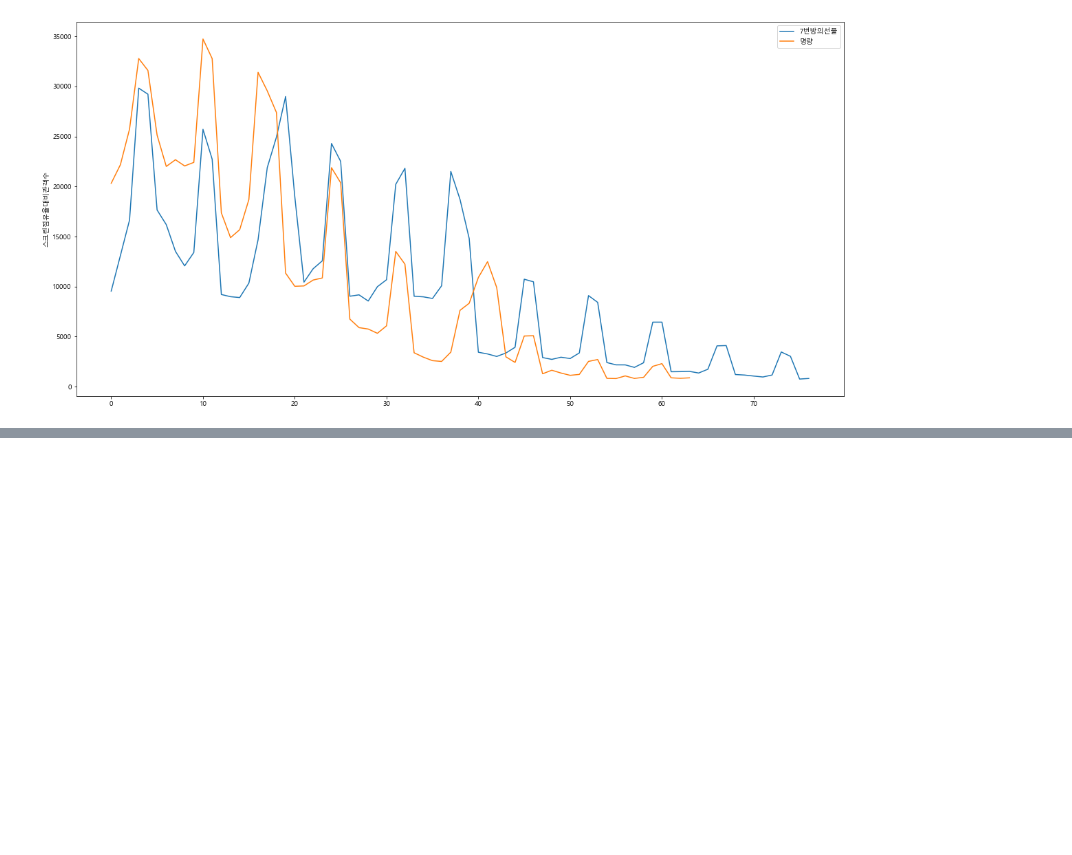
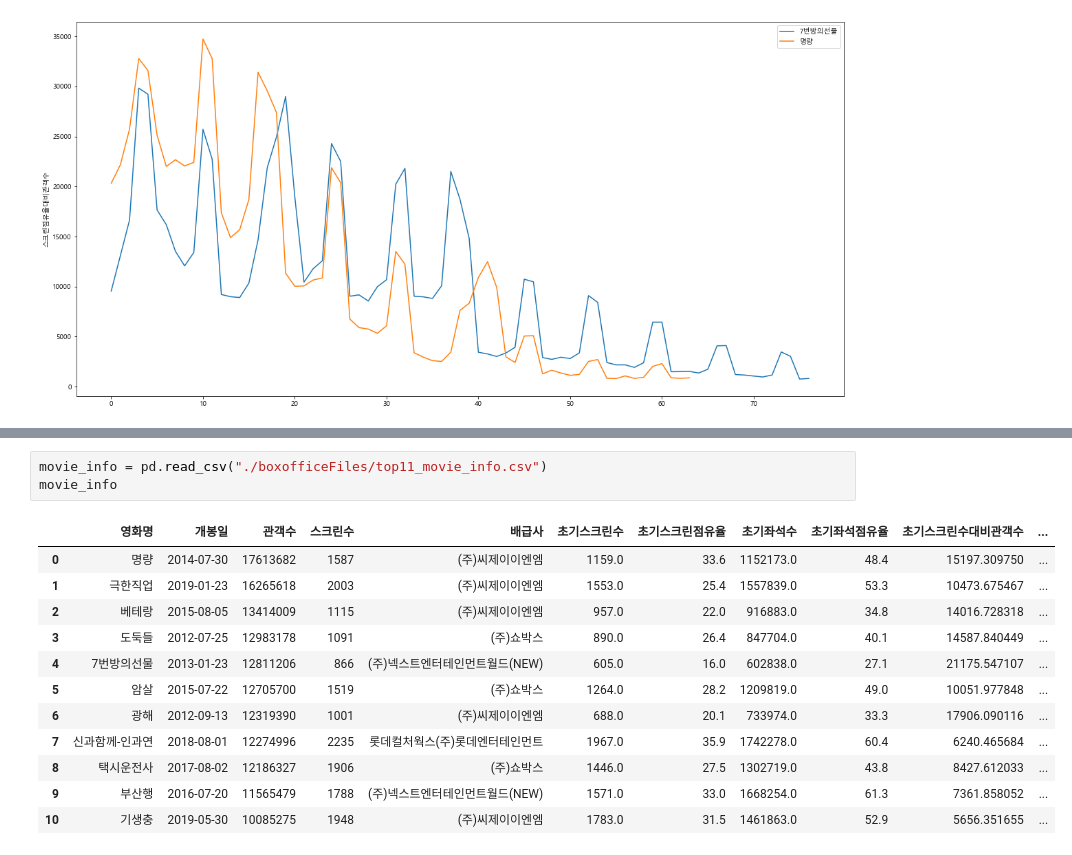
Before and after one commit to HyeogDo/korean_movie, a Jupyter notebook: top11_screen.ipynb, the cells around one changed output, grey strips where cells are left out. Drawn from its saved outputs; the diff is of its cells as text; blank space fills up the shorter version.

```diff
--- a/top11_screen.ipynb
+++ b/top11_screen.ipynb
@@ -169,0 +174,16 @@ mf.movies[0]
+# %%
+movie_info = pd.read_csv("./boxofficeFiles/top11_movie_info.csv")
+movie_info
+# %% [output]
+|  | 영화명 | 개봉일 | 관객수 | 스크린수 | 배급사 | 초기스크린수 | 초기스크린점유율 | 초기좌석수 | 초기좌석점유율 | 초기스크린수대비관객수 | ... |
+| 0 | 명량 | 2014-07-30 | 17613682 | 1587 | (주)씨제이이엔엠 | 1159.0 | 33.6 | 1152173.0 | 48.4 | 15197.309750 | ... |
+| 1 | 극한직업 | 2019-01-23 | 16265618 | 2003 | (주)씨제이이엔엠 | 1553.0 | 25.4 | 1557839.0 | 53.3 | 10473.675467 | ... |
+| 2 | 베테랑 | 2015-08-05 | 13414009 | 1115 | (주)씨제이이엔엠 | 957.0 | 22.0 | 916883.0 | 34.8 | 14016.728318 | ... |
+| 3 | 도둑들 | 2012-07-25 | 12983178 | 1091 | (주)쇼박스 | 890.0 | 26.4 | 847704.0 | 40.1 | 14587.840449 | ... |
+| 4 | 7번방의선물 | 2013-01-23 | 12811206 | 866 | (주)넥스트엔터테인먼트월드(NEW) | 605.0 | 16.0 | 602838.0 | 27.1 | 21175.547107 | ... |
+| 5 | 암살 | 2015-07-22 | 12705700 | 1519 | (주)쇼박스 | 1264.0 | 28.2 | 1209819.0 | 49.0 | 10051.977848 | ... |
+| 6 | 광해 | 2012-09-13 | 12319390 | 1001 | (주)씨제이이엔엠 | 688.0 | 20.1 | 733974.0 | 33.3 | 17906.090116 | ... |
+| 7 | 신과함께-인과연 | 2018-08-01 | 12274996 | 2235 | 롯데컬처웍스(주)롯데엔터테인먼트 | 1967.0 | 35.9 | 1742278.0 | 60.4 | 6240.465684 | ... |
+| 8 | 택시운전사 | 2017-08-02 | 12186327 | 1906 | (주)쇼박스 | 1446.0 | 27.5 | 1302719.0 | 43.8 | 8427.612033 | ... |
+| 9 | 부산행 | 2016-07-20 | 11565479 | 1788 | (주)넥스트엔터테인먼트월드(NEW) | 1571.0 | 33.0 | 1668254.0 | 61.3 | 7361.858052 | ... |
+| 10 | 기생충 | 2019-05-30 | 10085275 | 1948 | (주)씨제이이엔엠 | 1783.0 | 31.5 | 1461863.0 | 52.9 | 5656.351655 | ... |
```
Also changed, not shown: parts of 10 cells of this notebook.
